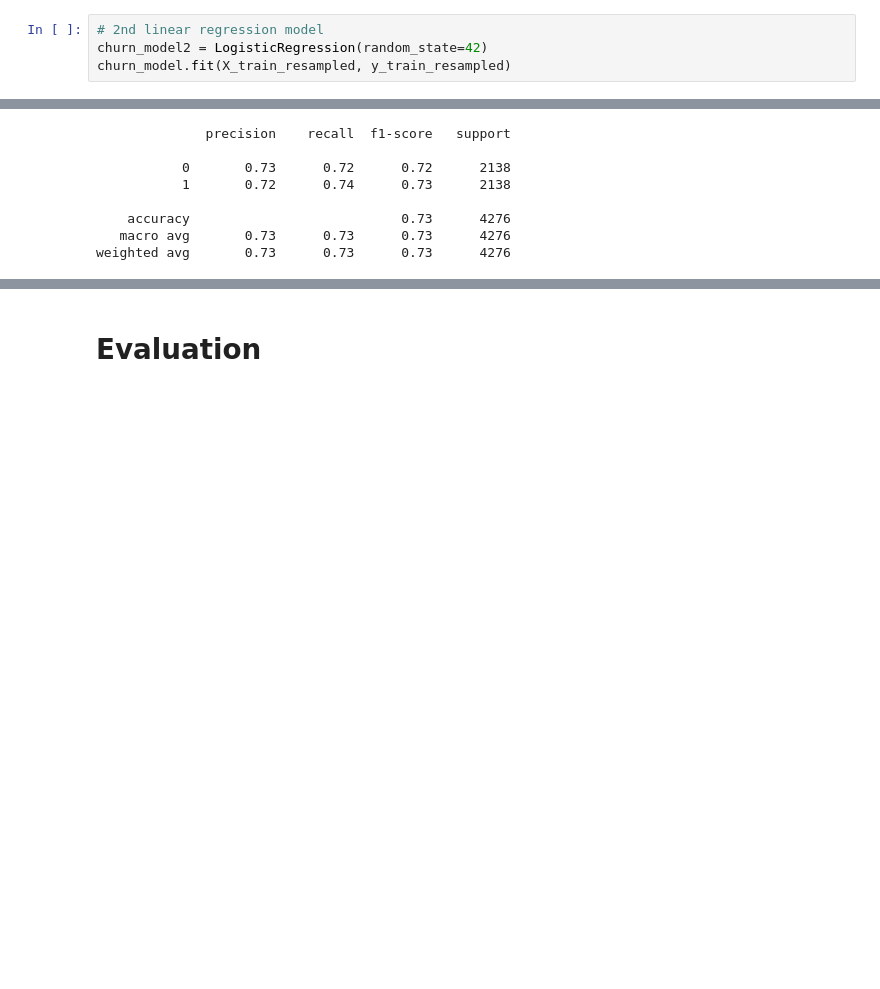
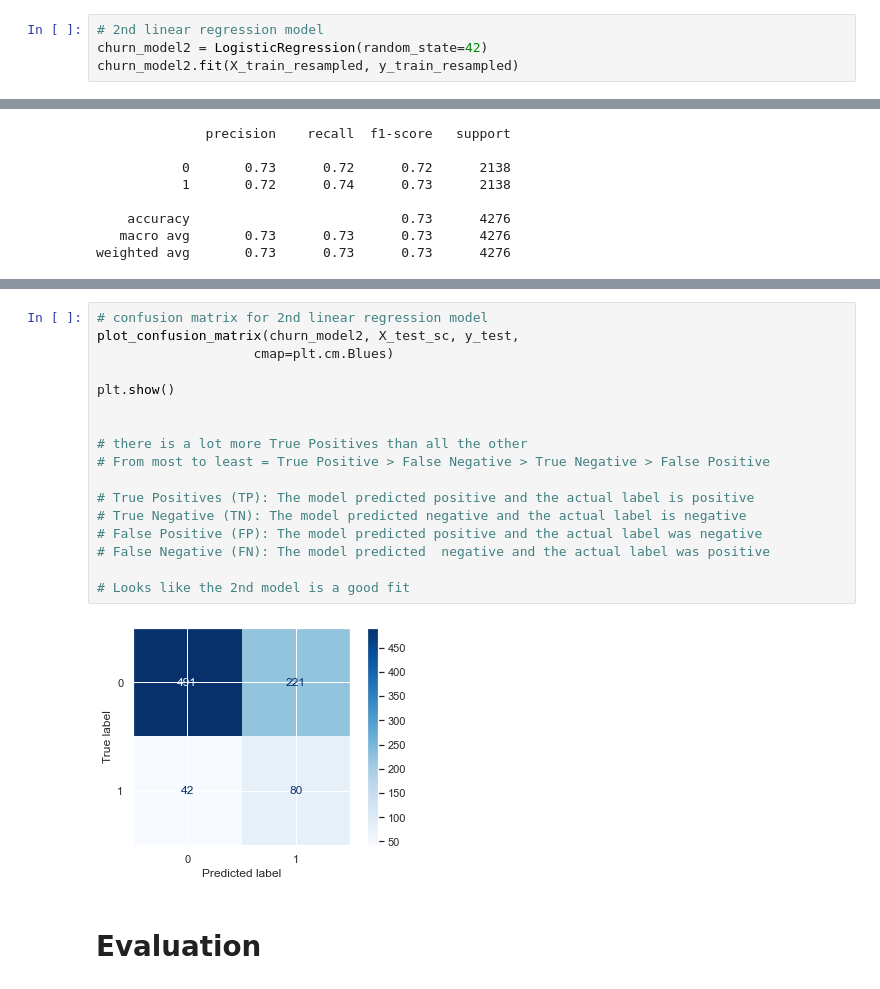
Before and after one commit to ashakeri92/dsc-phase-3-project-v2-3, a Jupyter notebook: Analysis.ipynb, the cells around one changed output, grey strips where cells are left out. Drawn from its saved outputs; the diff is of its cells as text; blank space fills up the shorter version.

Commit message:
added confusion matrix

```diff
--- a/Analysis.ipynb
+++ b/Analysis.ipynb
@@ -209,7 +210,7 @@ Name: churn, dtype: int64
 # %%
 # 2nd linear regression model
 churn_model2 = LogisticRegression(random_state=42)
-churn_model.fit(X_train_resampled, y_train_resampled)
+churn_model2.fit(X_train_resampled, y_train_resampled)
 # %% [output]
 LogisticRegression(random_state=42)
 # %%
@@ -301,3 +284,22 @@ weighted avg       0.82      0.68      0.73       834
+# %%
+# confusion matrix for 2nd linear regression model
+plot_confusion_matrix(churn_model2, X_test_sc, y_test,
+                    cmap=plt.cm.Blues)
+
+plt.show()
+
+
+# there is a lot more True Positives than all the other
+# From most to least = True Positive > False Negative > True Negative > False Positive
+
+# True Positives (TP): The model predicted positive and the actual label is positive
+# True Negative (TN): The model predicted negative and the actual label is negative
+# False Positive (FP): The model predicted positive and the actual label was negative
+# False Negative (FN): The model predicted  negative and the actual label was positive
+
+# Looks like the 2nd model is a good fit
+# %% [output]
+[figure, added]
 # %% [markdown]
 # Evaluation
 # %% [markdown]
```
Also changed, not shown: parts of 4 cells of this notebook.
